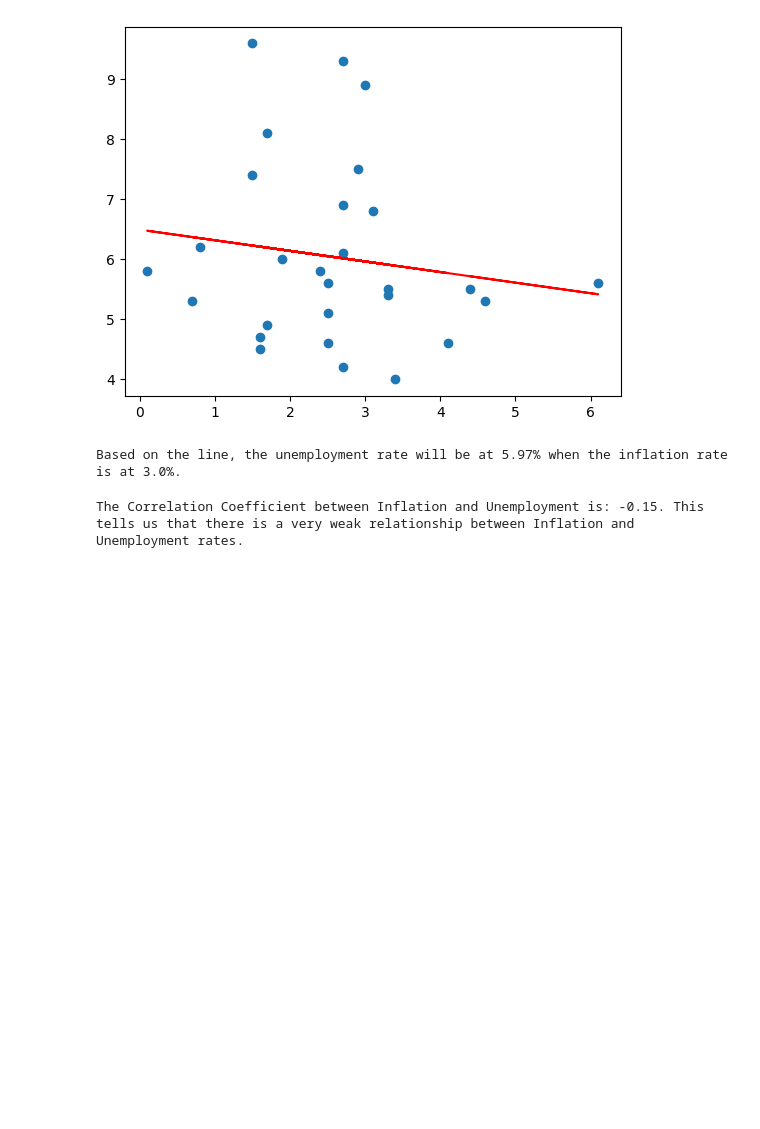
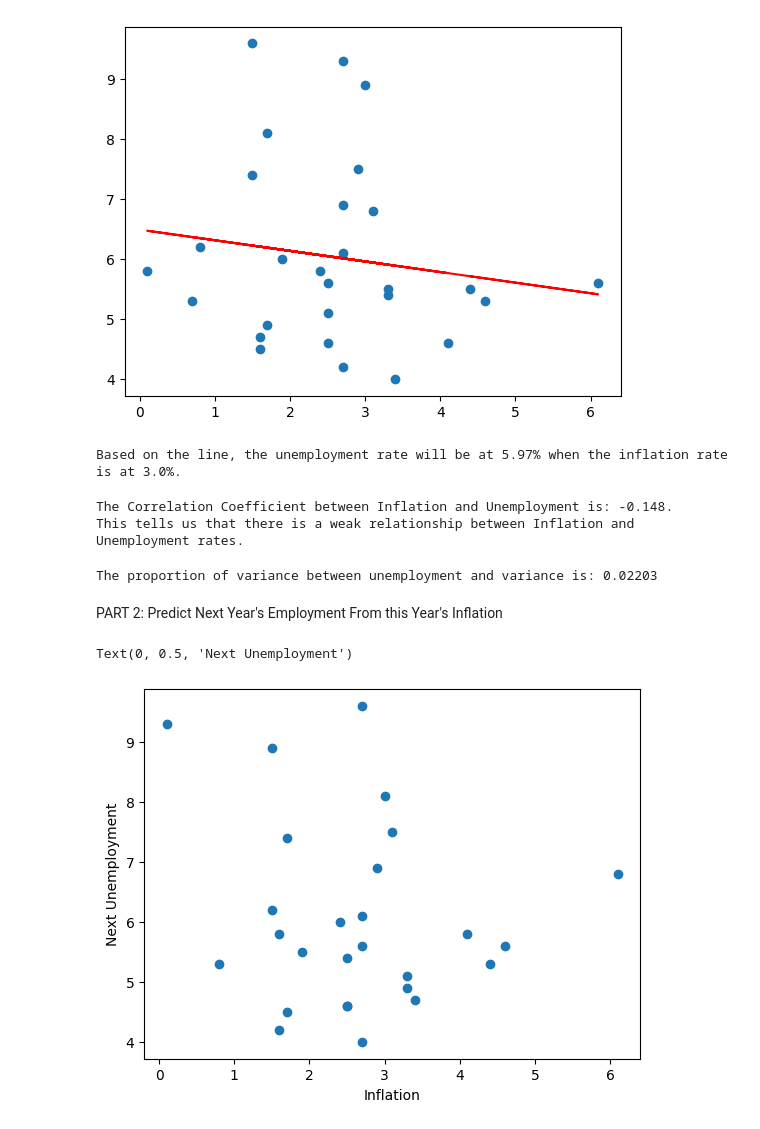
Before and after one commit to rpat9/ProbabilityAndStatistics, a Jupyter notebook: Project2.ipynb, the cells around one changed output. Saved outputs shown, nothing was run; the diff lists cells and outputs as text; code cells hidden in the pictures; blank space fills up the shorter version.

```diff
--- a/Project2.ipynb
+++ b/Project2.ipynb
@@ -45,6 +47,20 @@ print("Based on the line, the unemployment rate will be at {n:.2f}% when the inf
 # %% [output]
 Based on the line, the unemployment rate will be at 5.97% when the inflation rate is at 3.0%.
 # %%
-print("The Correlation Coefficient between Inflation and Unemployment is: {corr:.2f}. This tells us that there is a very weak relationship between Inflation and Unemployment rates.".format(corr = df['Inflation'].corr(df['Unemployment'])))
+print("The Correlation Coefficient between Inflation and Unemployment is: {corr:.3f}. \nThis tells us that there is a weak relationship between Inflation and Unemployment rates.".format(corr = df['Inflation'].corr(df['Unemployment'])))
 # %% [output]
-The Correlation Coefficient between Inflation and Unemployment is: -0.15. This tells us that there is a very weak relationship between Inflation and Unemployment rates.
+The Correlation Coefficient between Inflation and Unemployment is: -0.148.
+This tells us that there is a weak relationship between Inflation and Unemployment rates.
+# %%
+print("The proportion of variance between unemployment and variance is: {COD:.5f}".format(COD = np.square(df['Inflation'].corr(df['Unemployment']))))
+# %% [output]
+The proportion of variance between unemployment and variance is: 0.02203
+# %% [markdown]
+PART 2: Predict Next Year's Employment From this Year's Inflation
+# %%
+plt.scatter(df['Inflation'], df['Next_Unemployment'])
+plt.xlabel('Inflation')
+plt.ylabel('Next Unemployment')
+# %% [output]
+Text(0, 0.5, 'Next Unemployment')
+[figure, added]
```
Also changed, not shown: parts of 16 cells of this notebook.
